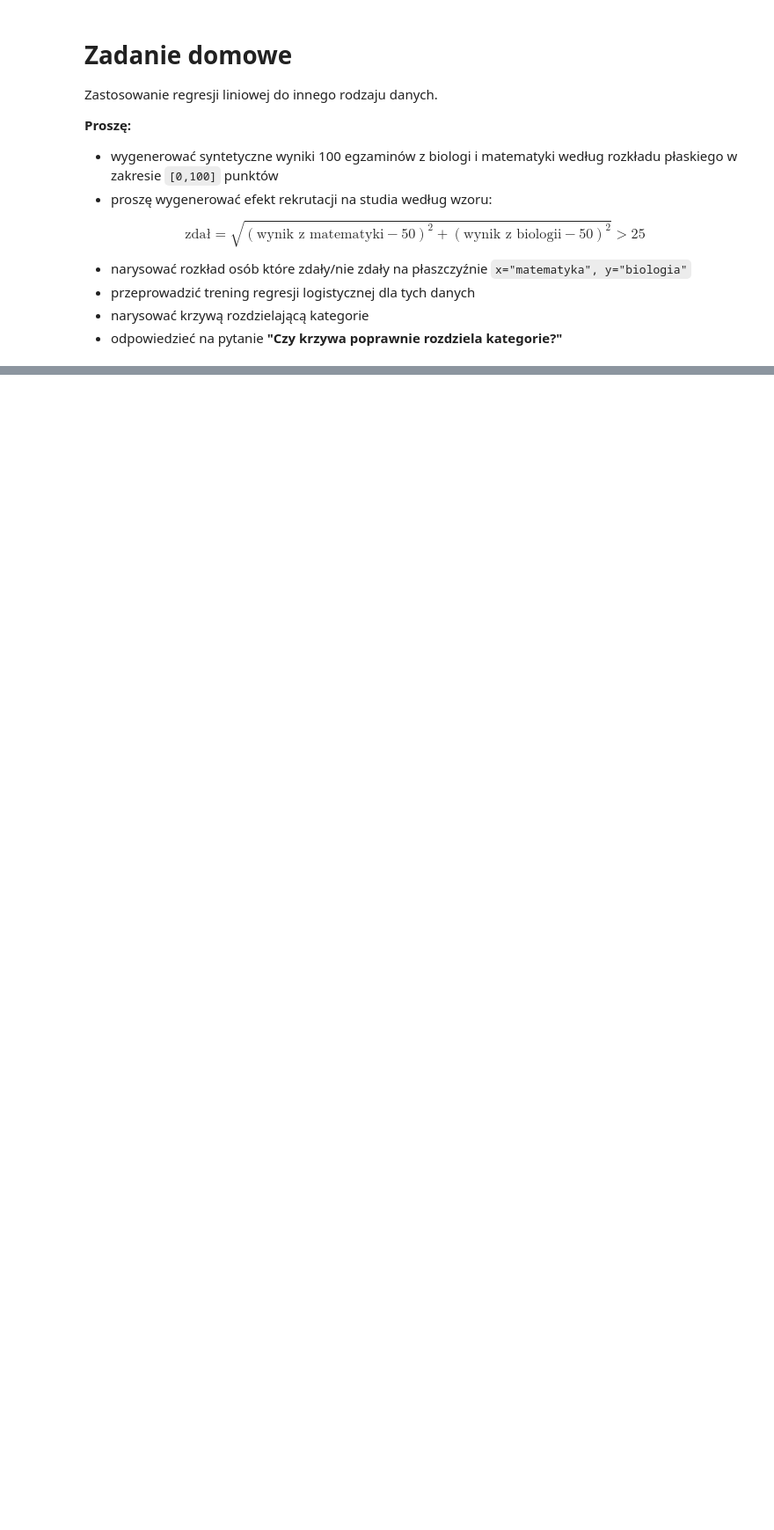
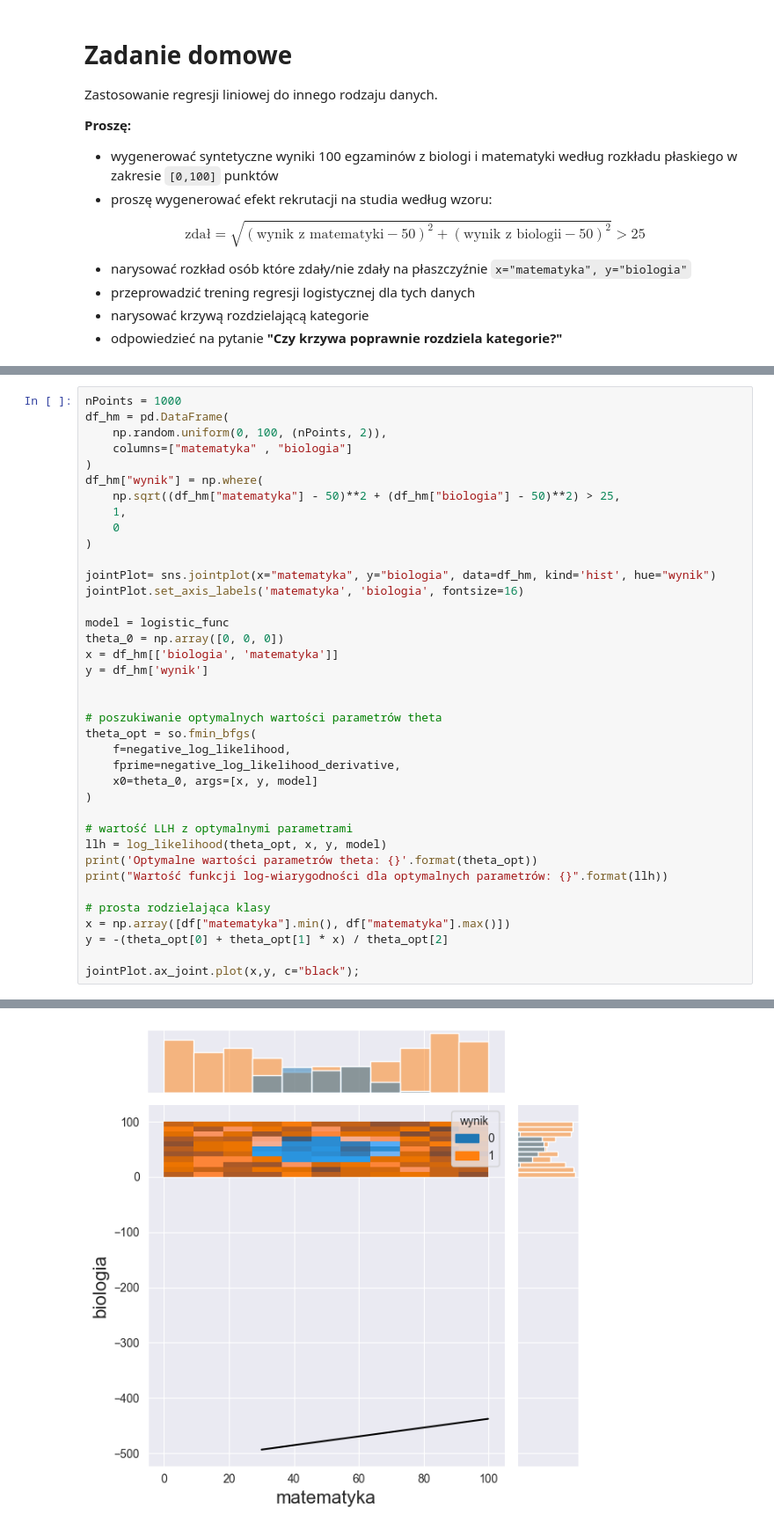
Before and after one commit to chox7/Introduction-to-Machine-Learning, a Jupyter notebook: Notebooks/FUW/03_Regresja_logistyczna.ipynb, the cells around one changed output, grey strips where cells are left out. Shown: that part at 88% size. Drawn from its saved outputs; the diff is of its cells as text; blank space fills up the shorter version.

```diff
--- a/Notebooks/FUW/03_Regresja_logistyczna.ipynb
+++ b/Notebooks/FUW/03_Regresja_logistyczna.ipynb
@@ -436,0 +419,39 @@ Optymalne wartości parametrów theta: [1.20457960e+00 2.74349200e-03 1.01399765
+# %%
+nPoints = 1000
+df_hm = pd.DataFrame(
+    np.random.uniform(0, 100, (nPoints, 2)),
+    columns=["matematyka" , "biologia"]
+)
+df_hm["wynik"] = np.where(
+    np.sqrt((df_hm["matematyka"] - 50)**2 + (df_hm["biologia"] - 50)**2) > 25,
+    1,
+    0
+)
+
+jointPlot= sns.jointplot(x="matematyka", y="biologia", data=df_hm, kind='hist', hue="wynik")
+jointPlot.set_axis_labels('matematyka', 'biologia', fontsize=16)
+
+model = logistic_func
+theta_0 = np.array([0, 0, 0])
+x = df_hm[['biologia', 'matematyka']]
+y = df_hm['wynik']
+
+
+# poszukiwanie optymalnych wartości parametrów theta
+theta_opt = so.fmin_bfgs(
+    f=negative_log_likelihood,
+    fprime=negative_log_likelihood_derivative,
+    x0=theta_0, args=[x, y, model]
+)
+
+# wartość LLH z optymalnymi parametrami
+llh = log_likelihood(theta_opt, x, y, model)
+print('Optymalne wartości parametrów theta: {}'.format(theta_opt))
+print("Wartość funkcji log-wiarygodności dla optymalnych parametrów: {}".format(llh))
+
+# prosta rodzielająca klasy
+x = np.array([df["matematyka"].min(), df["matematyka"].max()])
+y = -(theta_opt[0] + theta_opt[1] * x) / theta_opt[2]
+
+jointPlot.ax_joint.plot(x,y, c="black");
+# %% [output]
@@ -436,0 +465 @@ Optymalne wartości parametrów theta: [1.20457960e+00 2.74349200e-03 1.01399765
+[figure, added]
```
Also changed, not shown: parts of 8 cells of this notebook, 28 other files.
